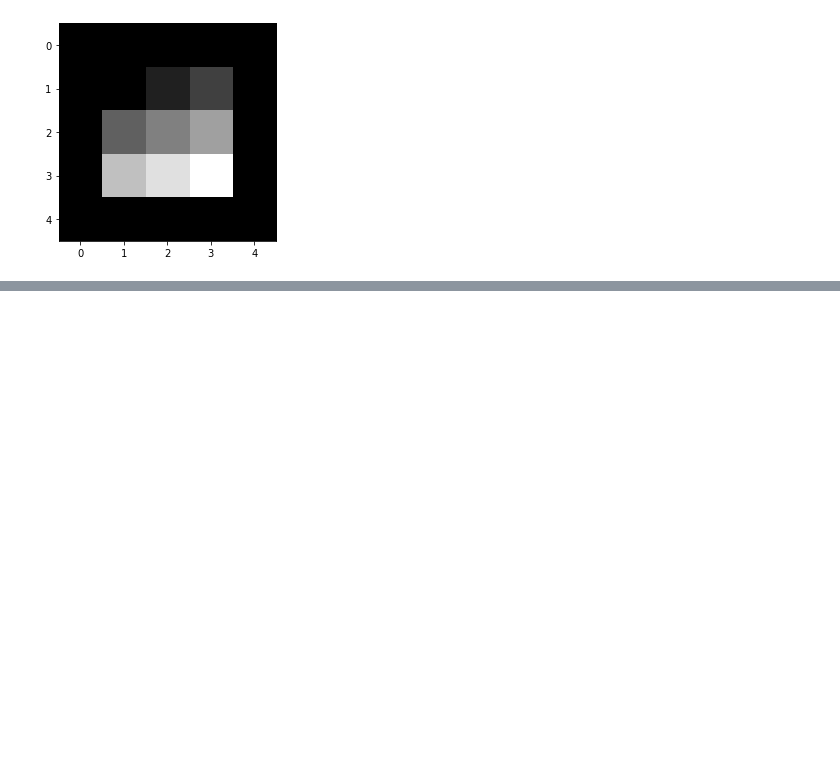
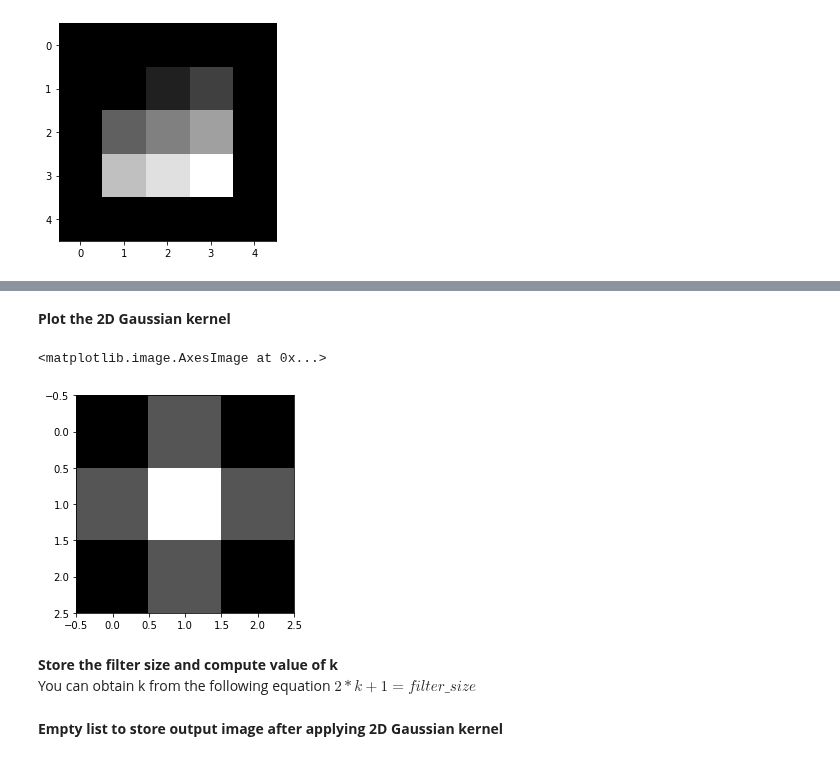
Before and after one commit to DL4CV-NPTEL/Deep-Learning-For-Computer-Vision, a Jupyter notebook: notebooks/Week_1/Week_1_Lecture_5.ipynb, the cells around one changed output, grey strips where cells are left out. Drawn from its saved outputs; the diff is of its cells as text; code cells hidden in the pictures; blank space fills up the shorter version.

```diff
--- a/notebooks/Week_1/Week_1_Lecture_5.ipynb
+++ b/notebooks/Week_1/Week_1_Lecture_5.ipynb
@@ -158,0 +196,10 @@ plt.imshow(conv_out,cmap='gray')
+# %% [markdown]
+**Plot the 2D Gaussian kernel**
+# %%
+plt.imshow(gaussian_filter_2d,cmap='gray')
+# %% [output]
+<matplotlib.image.AxesImage at 0x...>
+[figure, added]
+# %% [markdown]
+**Store the filter size and compute value of k** <br>
+You can obtain k from the following equation $2*k+1=filter\_size$
@@ -158,0 +209,2 @@ plt.imshow(conv_out,cmap='gray')
+# %% [markdown]
+**Empty list to store output image after applying 2D Gaussian kernel**
```
Also changed, not shown: parts of 27 cells of this notebook.
